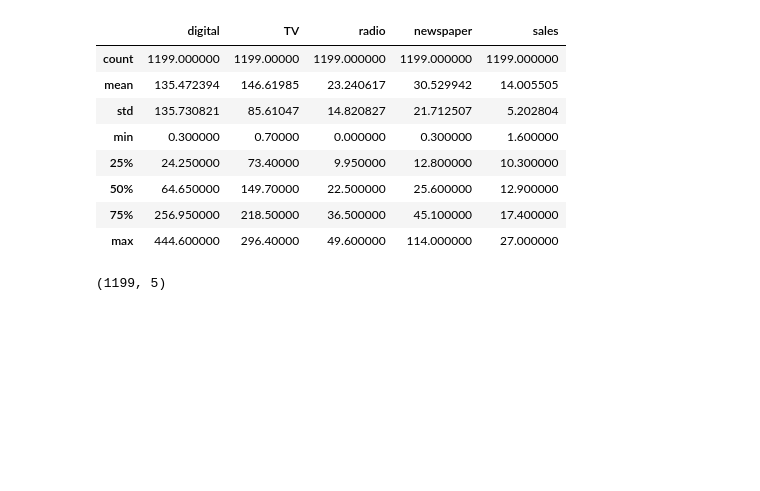
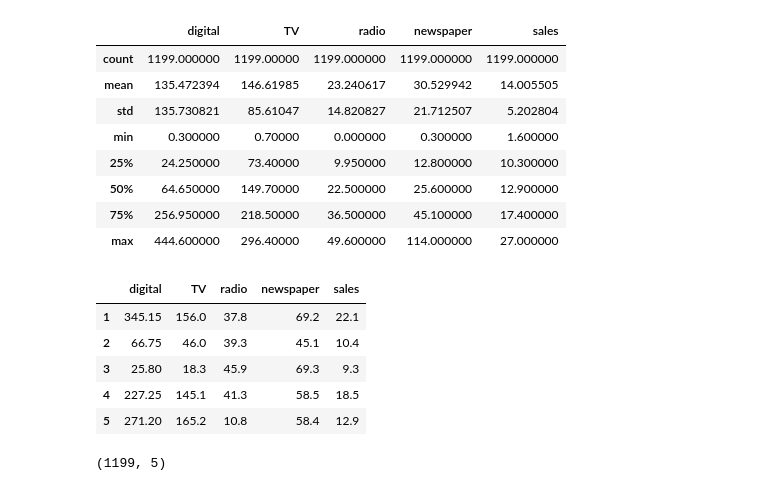
Before and after one commit to rabiejavadian/artificial-intelligence-foundations-neural-networks-4381282, a Jupyter notebook: predict_sales.ipynb, the cells around one changed output. Drawn from its saved outputs; the diff is of its cells as text; code cells hidden in the pictures; blank space fills up the shorter version.

```diff
--- a/predict_sales.ipynb
+++ b/predict_sales.ipynb
@@ -76,6 +76,15 @@ advertising_df.describe()
 | 50% | 64.650000 | 149.70000 | 22.500000 | 25.600000 | 12.900000 |
 | 75% | 256.950000 | 218.50000 | 36.500000 | 45.100000 | 17.400000 |
 | max | 444.600000 | 296.40000 | 49.600000 | 114.000000 | 27.000000 |
+# %%
+advertising_df.head()
+# %% [output]
+|  | digital | TV | radio | newspaper | sales |
+| 1 | 345.15 | 156.0 | 37.8 | 69.2 | 22.1 |
+| 2 | 66.75 | 46.0 | 39.3 | 45.1 | 10.4 |
+| 3 | 25.80 | 18.3 | 45.9 | 69.3 | 9.3 |
+| 4 | 227.25 | 145.1 | 41.3 | 58.5 | 18.5 |
+| 5 | 271.20 | 165.2 | 10.8 | 58.4 | 12.9 |
 # %%
 #shape of dataframe - 1199 rows, five columns
 advertising_df.shape
```
Also changed, not shown: parts of 12 cells of this notebook.
